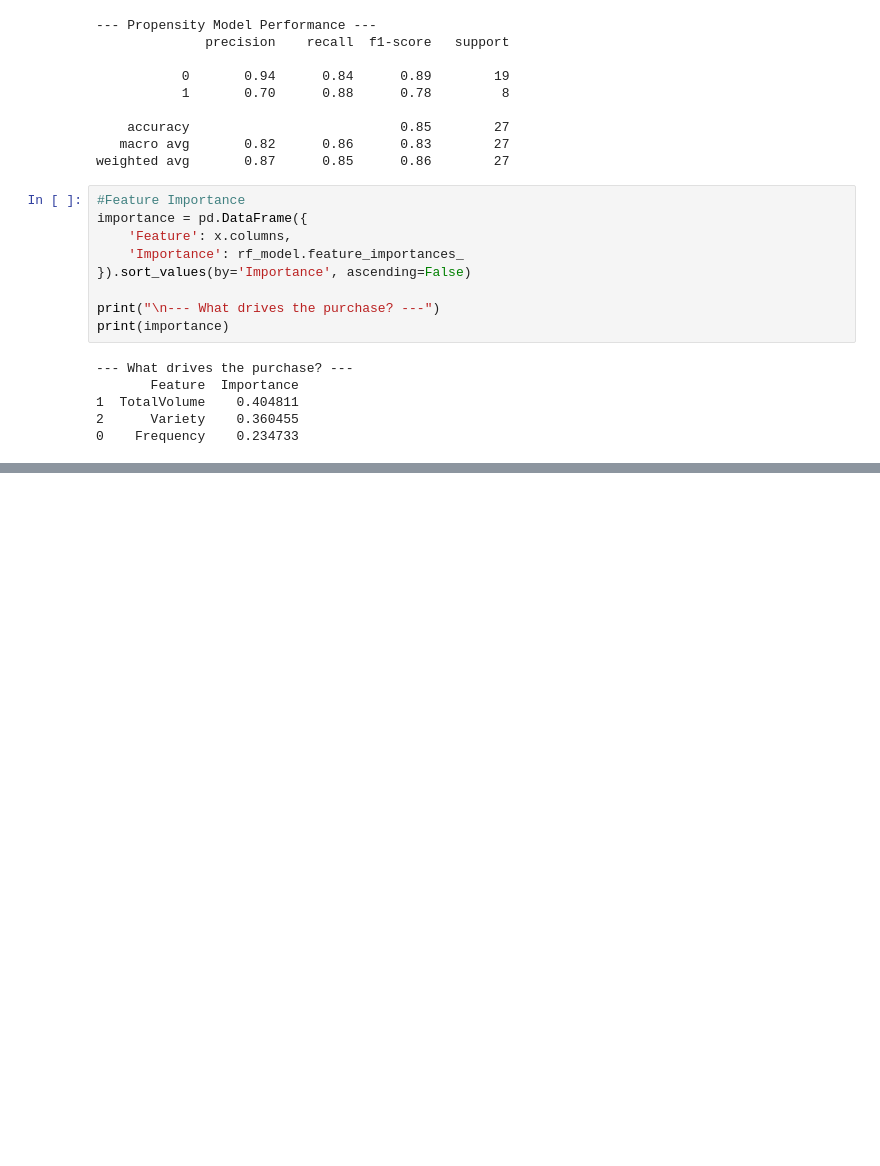
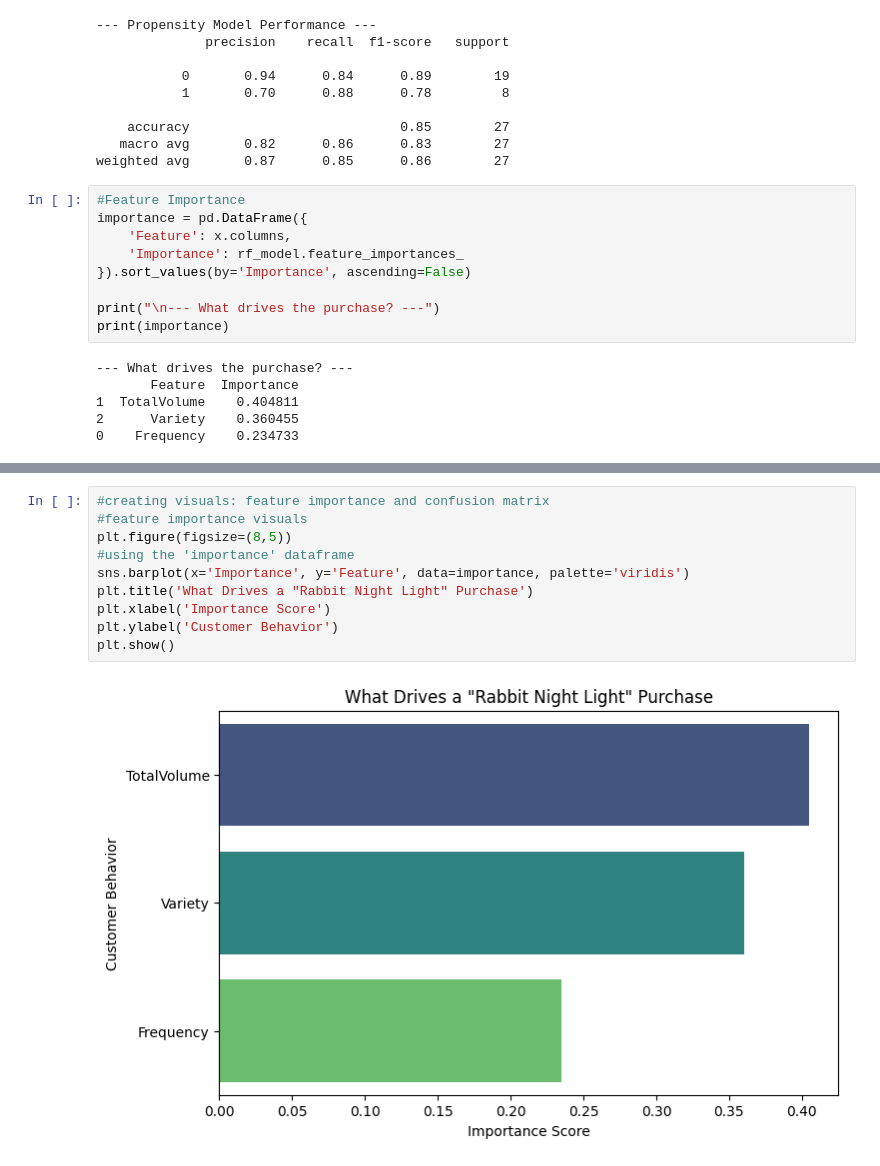
Before and after one commit to iAmPhyton/market-basket-analysis-for-retail, a Jupyter notebook: retail.ipynb, the cells around one changed output, grey strips where cells are left out. Cells and saved outputs as stored; diff of their text form; blank space fills up the shorter version.

Commit message:
Add files via upload
added visuals for the ML models

```diff
--- a/retail.ipynb
+++ b/retail.ipynb
@@ -277,0 +301,12 @@ print(importance)
+# %%
+#creating visuals: feature importance and confusion matrix
+#feature importance visuals
+plt.figure(figsize=(8,5))
+#using the 'importance' dataframe
+sns.barplot(x='Importance', y='Feature', data=importance, palette='viridis')
+plt.title('What Drives a "Rabbit Night Light" Purchase')
+plt.xlabel('Importance Score')
+plt.ylabel('Customer Behavior')
+plt.show()
+# %% [output]
+[figure, added]
```
Also changed, not shown: parts of 3 cells of this notebook.
